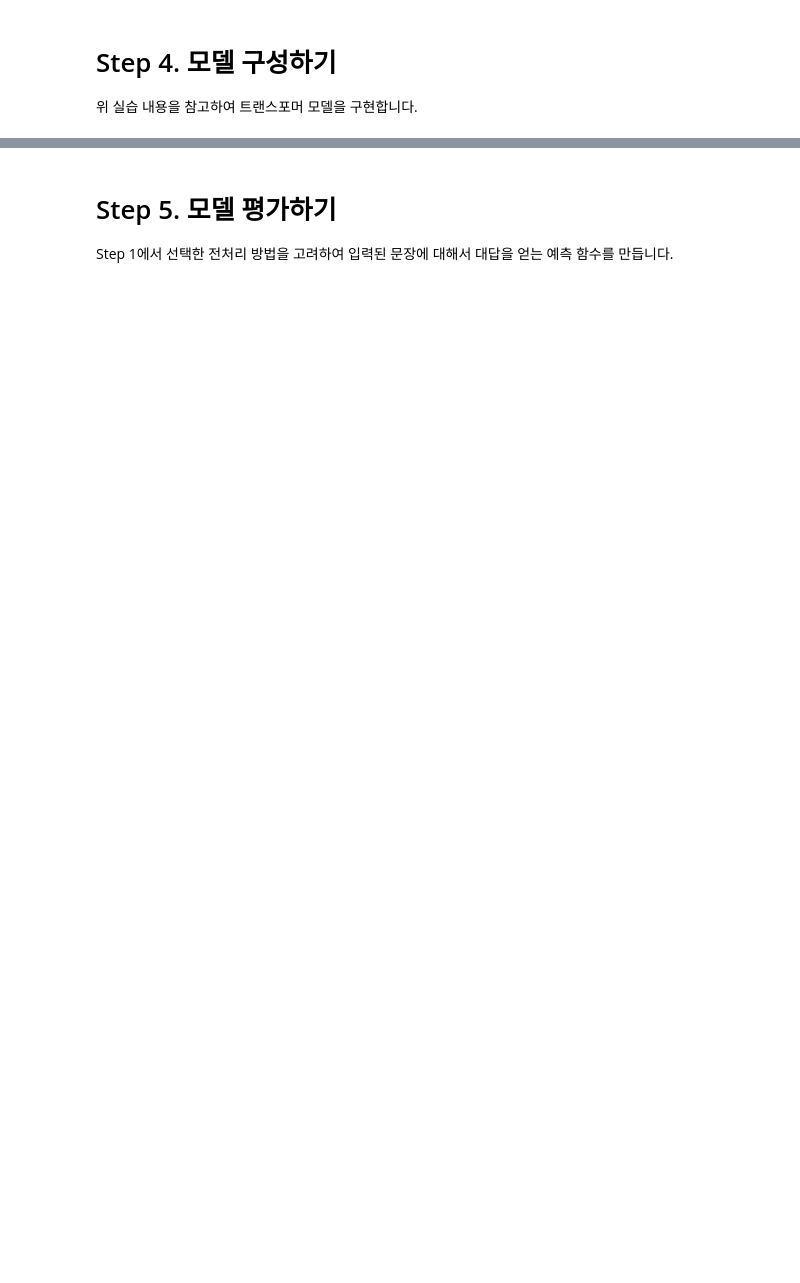
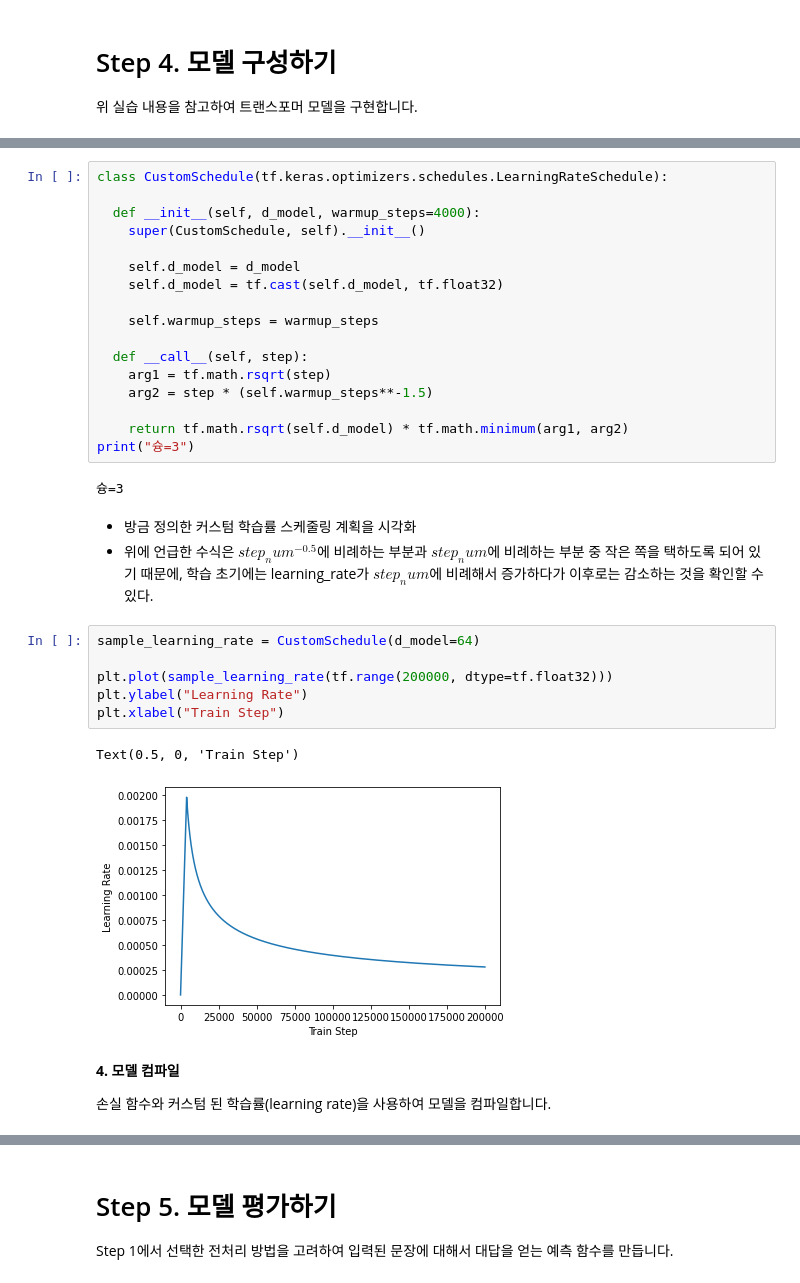
Before and after one commit to Seona056/AIFFEL_Daegu, a Jupyter notebook: [E-12] 한국어 데이터로 챗봇 만들기.ipynb, the cells around one changed output, grey strips where cells are left out. Saved outputs shown, nothing was run; the diff lists cells and outputs as text; blank space fills up the shorter version.

```diff
--- a/[E-12] 한국어 데이터로 챗봇 만들기.ipynb
+++ b/[E-12] 한국어 데이터로 챗봇 만들기.ipynb
@@ -133,0 +881,35 @@ print("슝=3")
+# %%
+class CustomSchedule(tf.keras.optimizers.schedules.LearningRateSchedule):
+
+  def __init__(self, d_model, warmup_steps=4000):
+    super(CustomSchedule, self).__init__()
+
+    self.d_model = d_model
+    self.d_model = tf.cast(self.d_model, tf.float32)
+
+    self.warmup_steps = warmup_steps
+
+  def __call__(self, step):
+    arg1 = tf.math.rsqrt(step)
+    arg2 = step * (self.warmup_steps**-1.5)
+
+    return tf.math.rsqrt(self.d_model) * tf.math.minimum(arg1, arg2)
+print("슝=3")
+# %% [output]
+슝=3
+# %% [markdown]
+- 방금 정의한 커스텀 학습률 스케줄링 계획을 시각화
+- 위에 언급한 수식은 $step_num^{−0.5}$에 비례하는 부분과 $step_num$에 비례하는 부분 중 작은 쪽을 택하도록 되어 있기 때문에, 학습 초기에는 learning_rate가 $step_num$에 비례해서 증가하다가 이후로는 감소하는 것을 확인할 수 있다.
+# %%
+sample_learning_rate = CustomSchedule(d_model=64)
+
+plt.plot(sample_learning_rate(tf.range(200000, dtype=tf.float32)))
+plt.ylabel("Learning Rate")
+plt.xlabel("Train Step")
+# %% [output]
+Text(0.5, 0, 'Train Step')
+[figure, added]
+# %% [markdown]
+**4. 모델 컴파일**
+
+손실 함수와 커스텀 된 학습률(learning rate)을 사용하여 모델을 컴파일합니다.
```
Also changed, not shown: parts of 102 cells of this notebook.
